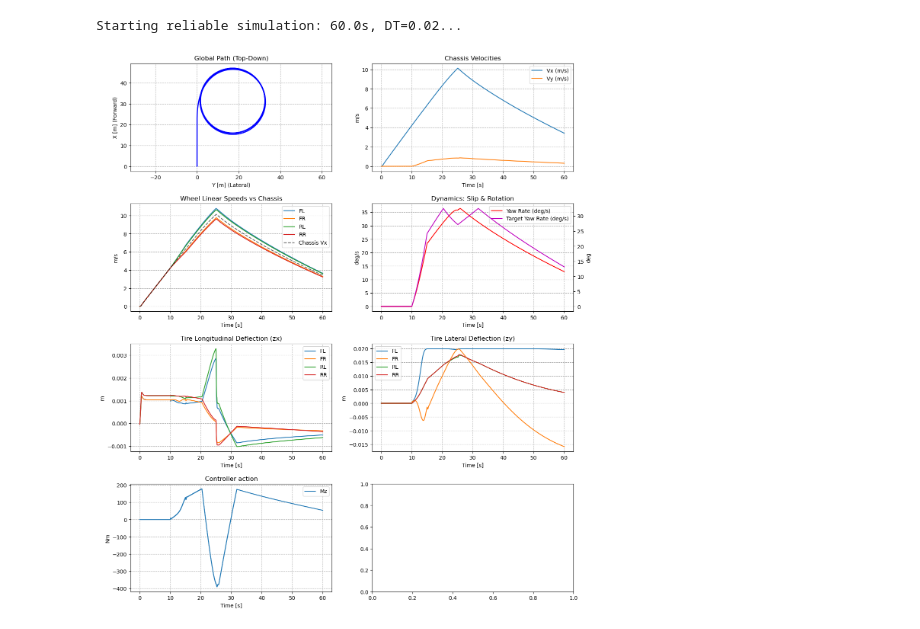
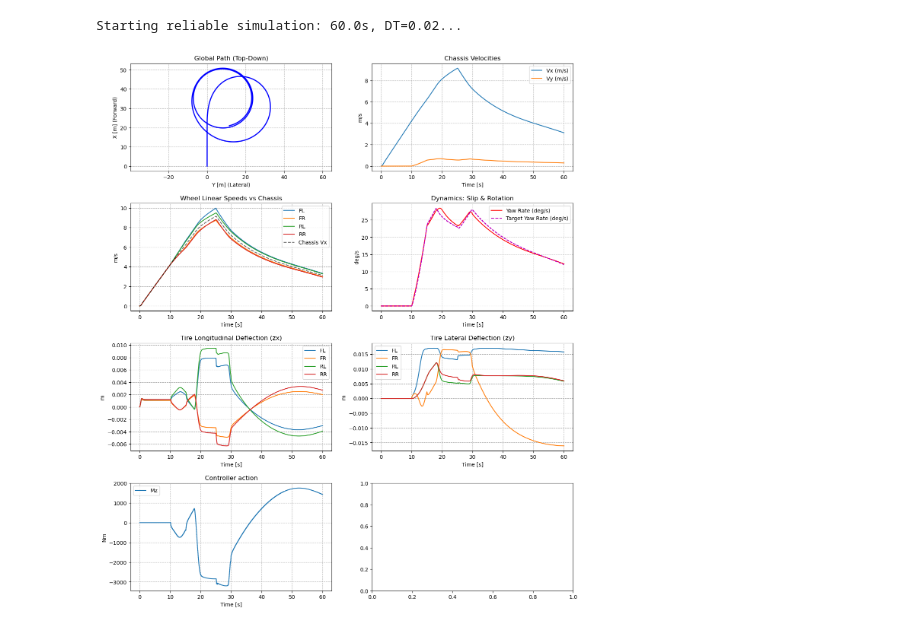
Before and after one commit to fdtroya/EV-Sandbox, a Jupyter notebook: development/sim.ipynb, the cells around one changed output. Drawn from its saved outputs; the diff is of its cells as text; code cells hidden in the pictures.

Commit message:
controller update, simulation working, ros2 nodes need update

```diff
--- a/development/sim.ipynb
+++ b/development/sim.ipynb
@@ -72,22 +73,23 @@ def run_simulation(cfg, throttle_profile, steer_profile, T_MAX=60.0, DT=0.002, c
 
     steps = int(T_MAX / DT)
     time_array = np.linspace(0, T_MAX, steps)
+    wheel_manager=WheelManager(cfg)
+
 
     vehicle = Vehicle18DOF(cfg)
     if controller_use:
-
-        tires=vehicle.tires.values()
-        controller=VehicleLQR(cfg,dt=controller_dt)
+        controller=VehicleLQR(cfg,wheel_manager,dt=controller_dt)
 
 
 
 
-    reference = ReferenceModel(cfg)
+    reference = ReferenceModel(cfg,wheel_manager=wheel_manager)
     torque_allocator = TorqueAllocator(cfg)
 
     history = []
     last_execution_controller = -controller_dt
     mz_request = 0.0
+    target_yaw=0
 
     print(f"Starting reliable simulation: {T_MAX}s, DT={DT}...")
 
@@ -100,16 +102,17 @@ def run_simulation(cfg, throttle_profile, steer_profile, T_MAX=60.0, DT=0.002, c
         vx = vehicle.state[0]
         vy=vehicle.state[1]
         actual_yaw_rate = vehicle.state[2]
-        target_yaw = reference.get_target_yaw_rate(vx, delta)
+        ax = vehicle.state_dot[0]
+        ay = vehicle.state_dot[1]
         # Control
         if(controller_use):
             if (t - last_execution_controller) >= (controller_dt - 1e-9):
                 # Target yaw rate based on steering and speed
-                mz_request = controller.solve(vx, vy, actual_yaw_rate, delta,reference.get_target_yaw_rate)
+                mz_request,target_yaw = controller.solve(vx,ax,ay, vy, actual_yaw_rate, delta,reference.get_target_yaw_rate)
                 last_execution_controller = t
 
 
-        torques = torque_allocator.distribute(throttle_request, mz_request, DT)
+        torques = torque_allocator.distribute(throttle_request, mz_request, DT,vx)
 
         # Physics
         state = vehicle.step(torques, delta, DT,substeps=10)
@@ -198,18 +199,15 @@ def plot_simulation_results(time, data):
     axs[1, 0].legend()
     axs[1, 0].grid(True, ls='--')
 
-    # --- 4. Dynamics: Slip & Rotation ---
+# --- 4. Dynamics: Slip & Rotation ---
     ax_yaw = axs[1, 1]
-    ax_beta = ax_yaw.twinx()
     ln1 = ax_yaw.plot(time, np.degrees(data[:, 2]), 'r', label="Yaw Rate (deg/s)")
-    ln2 = ax_beta.plot(time, np.degrees(data[:, 21]), 'm', label="Target Yaw Rate (deg/s)")
-    #ln2 = ax_beta.plot(time, np.degrees(data[:, 19]), 'm', label="Beta (Slip Angle)")
+    ln2 = ax_yaw.plot(time, np.degrees(data[:, 21]), 'm--', label="Target Yaw Rate (deg/s)")
     ax_yaw.set_title("Dynamics: Slip & Rotation")
     ax_yaw.set_xlabel("Time [s]")
     ax_yaw.set_ylabel("deg/s")
-    ax_beta.set_ylabel("deg")
-
-    # Combined legend for twin axes
+    ax_yaw.legend(loc='upper right')
+    ax_yaw.grid(True, which='both', linestyle='--', alpha=0.5)
     lns = ln1 + ln2
     labs = [l.get_label() for l in lns]
     ax_yaw.legend(lns, labs, loc=0)
@@ -221,31 +219,31 @@ def plot_simulation_results(time, data):
     axs[2, 0].set_title("Tire Longitudinal Deflection (zx)")
     axs[2, 0].set_xlabel("Time [s]")
     axs[2, 0].set_ylabel("m")
     axs[2, 0].legend()
     axs[2, 0].grid(True, ls='--')
 
     # --- 6. Tire Lateral Deflection (zy) ---
     for i in range(4):
         axs[2, 1].plot(time, data[:, 14+i], label=labels[i])
     axs[2, 1].set_title("Tire Lateral Deflection (zy)")
     axs[2, 1].set_xlabel("Time [s]")
     axs[2, 1].set_ylabel("m")
     axs[2, 1].legend()
     axs[2, 1].grid(True, ls='--')
 
 
 
 
     axs[3, 0].plot(time, data[:, 20], label='Mz')
     axs[3, 0].set_title("Controller action")
     axs[3, 0].set_xlabel("Time [s]")
     axs[3, 0].set_ylabel("Nm")
     axs[3, 0].legend()
     axs[3, 0].grid(True, ls='--')
 
     plt.show()
 
 # Usage:
 plot_simulation_results(time, data)
 # %% [output]
-[figure, old version]
+[figure, new version]
```
Also changed, not shown: parts of 3 cells of this notebook, 6 other files.
